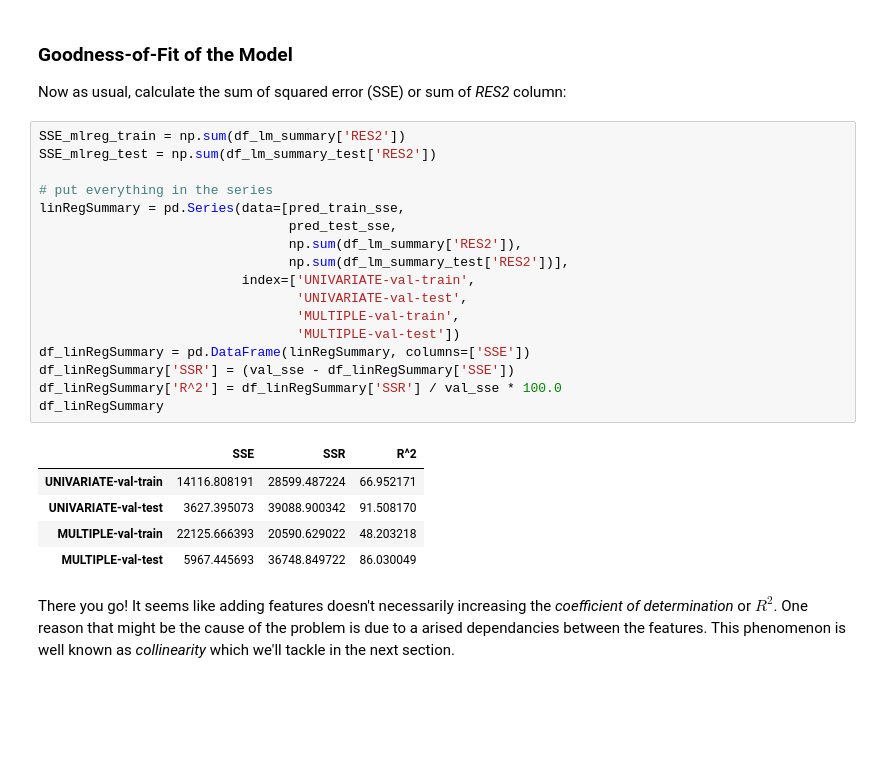
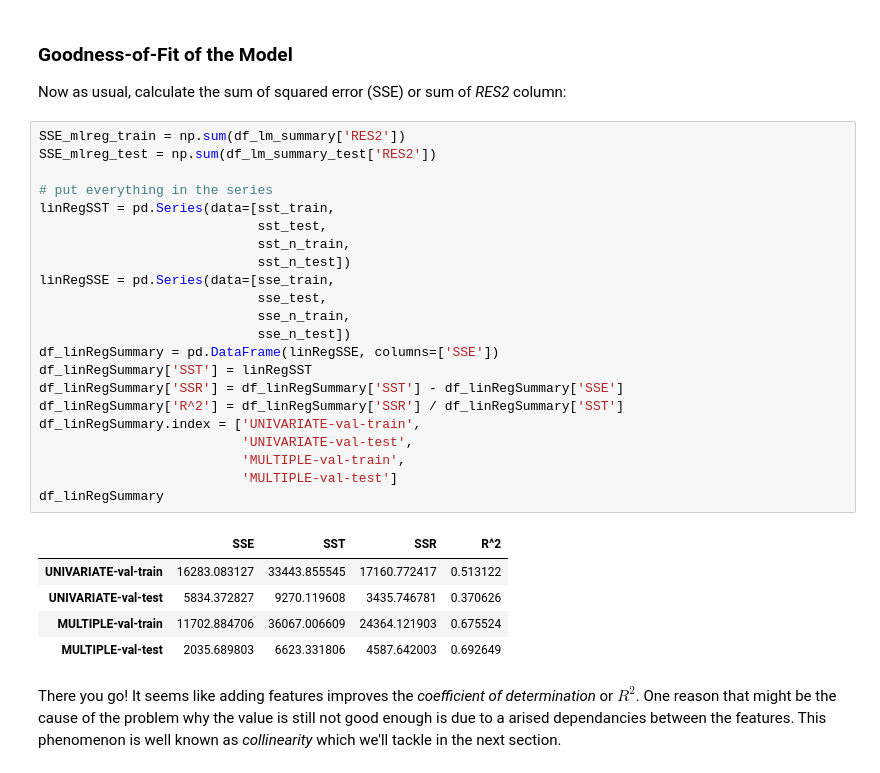
Before and after one commit to yanuartadityan/boston_house, a Jupyter notebook: EDA Boston House.ipynb, the cells around one changed output. Drawn from its saved outputs; the diff is of its cells as text; blank space fills up the shorter version.

```diff
--- a/EDA Boston House.ipynb
+++ b/EDA Boston House.ipynb
@@ -513,25 +547,30 @@ Now as usual, calculate the sum of squared error (SSE) or sum of *RES2* column:
 # %%
 SSE_mlreg_train = np.sum(df_lm_summary['RES2'])
 SSE_mlreg_test = np.sum(df_lm_summary_test['RES2'])
 
 # put everything in the series
-linRegSummary = pd.Series(data=[pred_train_sse,
-                                pred_test_sse,
-                                np.sum(df_lm_summary['RES2']),
-                                np.sum(df_lm_summary_test['RES2'])],
-                          index=['UNIVARIATE-val-train',
-                                 'UNIVARIATE-val-test',
-                                 'MULTIPLE-val-train',
-                                 'MULTIPLE-val-test'])
-df_linRegSummary = pd.DataFrame(linRegSummary, columns=['SSE'])
-df_linRegSummary['SSR'] = (val_sse - df_linRegSummary['SSE'])
-df_linRegSummary['R^2'] = df_linRegSummary['SSR'] / val_sse * 100.0
+linRegSST = pd.Series(data=[sst_train,
+                            sst_test,
+                            sst_n_train,
+                            sst_n_test])
+linRegSSE = pd.Series(data=[sse_train,
+                            sse_test,
+                            sse_n_train,
+                            sse_n_test])
+df_linRegSummary = pd.DataFrame(linRegSSE, columns=['SSE'])
+df_linRegSummary['SST'] = linRegSST
+df_linRegSummary['SSR'] = df_linRegSummary['SST'] - df_linRegSummary['SSE']
+df_linRegSummary['R^2'] = df_linRegSummary['SSR'] / df_linRegSummary['SST']
+df_linRegSummary.index = ['UNIVARIATE-val-train',
+                          'UNIVARIATE-val-test',
+                          'MULTIPLE-val-train',
+                          'MULTIPLE-val-test']
 df_linRegSummary
 # %% [output]
-|  | SSE | SSR | R^2 |
-| UNIVARIATE-val-train | 14116.808191 | 28599.487224 | 66.952171 |
-| UNIVARIATE-val-test | 3627.395073 | 39088.900342 | 91.508170 |
-| MULTIPLE-val-train | 22125.666393 | 20590.629022 | 48.203218 |
-| MULTIPLE-val-test | 5967.445693 | 36748.849722 | 86.030049 |
+|  | SSE | SST | SSR | R^2 |
+| UNIVARIATE-val-train | 16283.083127 | 33443.855545 | 17160.772417 | 0.513122 |
+| UNIVARIATE-val-test | 5834.372827 | 9270.119608 | 3435.746781 | 0.370626 |
+| MULTIPLE-val-train | 11702.884706 | 36067.006609 | 24364.121903 | 0.675524 |
+| MULTIPLE-val-test | 2035.689803 | 6623.331806 | 4587.642003 | 0.692649 |
 # %% [markdown]
-There you go! It seems like adding features doesn't necessarily increasing the *coefficient of determination* or $R^2$. One reason that might be the cause of the problem is due to a arised dependancies between the features. This phenomenon is well known as *collinearity* which we'll tackle in the next section.
+There you go! It seems like adding features improves the *coefficient of determination* or $R^2$. One reason that might be the cause of the problem why the value is still not good enough is due to a arised dependancies between the features. This phenomenon is well known as *collinearity* which we'll tackle in the next section.
```
Also changed, not shown: parts of 17 cells of this notebook.
